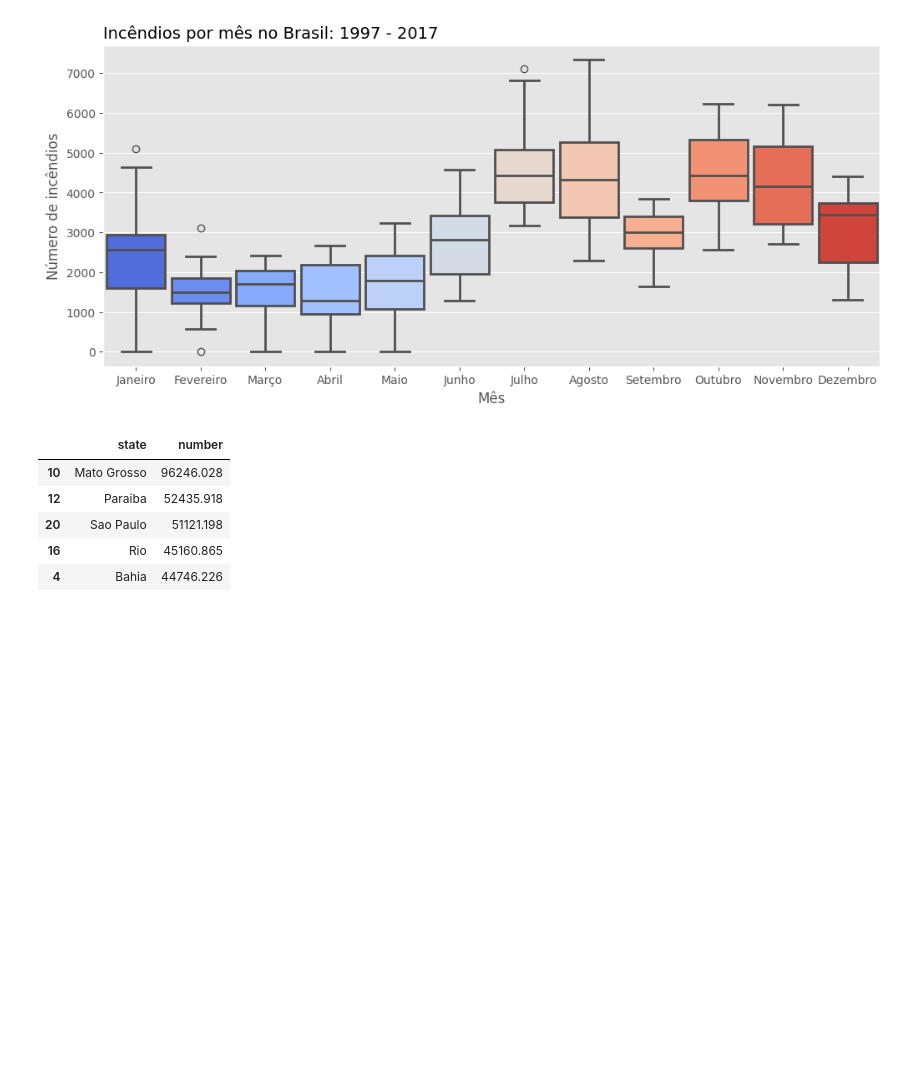
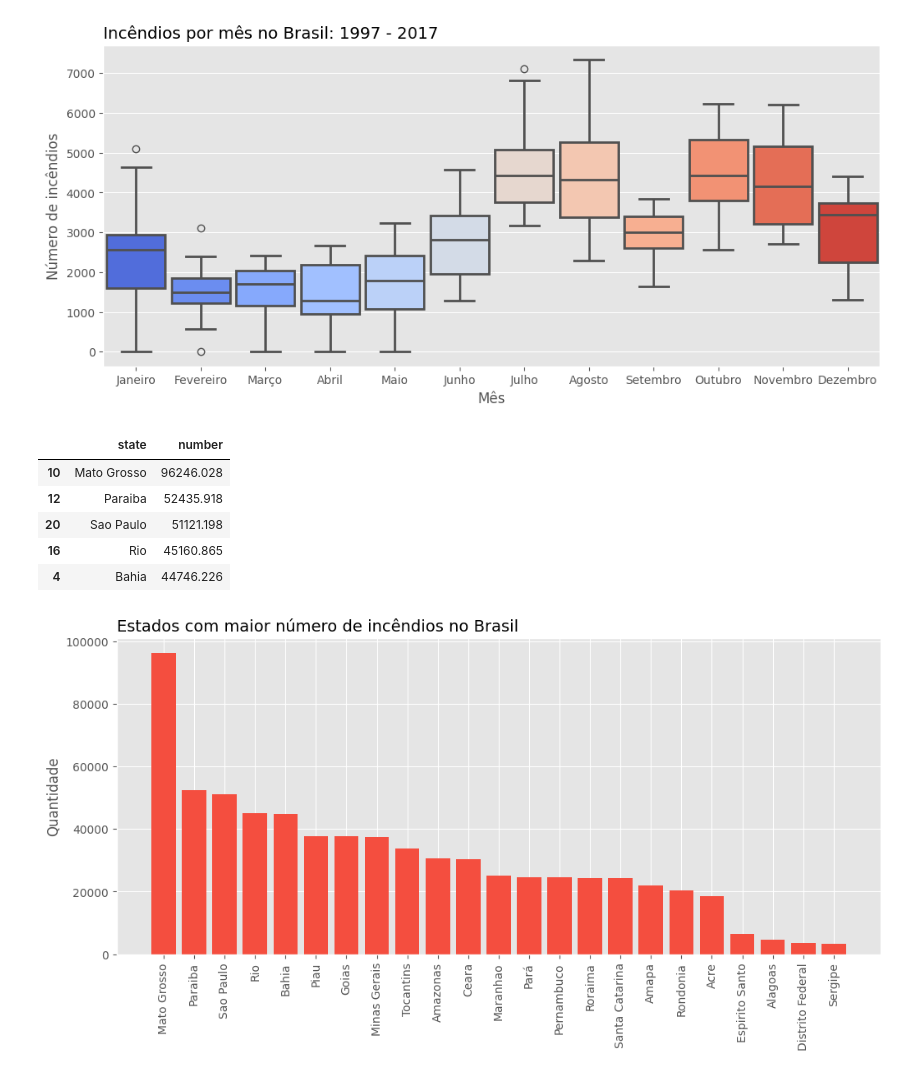
Before and after one commit to Arodmat/Analise-Incendios-Florestais, a Jupyter notebook: Incêndio_florestal.ipynb, the cells around one changed output. Drawn from its saved outputs; the diff is of its cells as text; code cells hidden in the pictures; blank space fills up the shorter version.

```diff
--- a/Incêndio_florestal.ipynb
+++ b/Incêndio_florestal.ipynb
@@ -129,7 +129,8 @@ plt.ylabel('Número de incêndios');
 [figure]
 # %%
 #Vendo os estados com mais incêndios
-Grafico4 = Basedados.groupby( by=['state']).sum().reset_index()[['state', 'number']].sort_values( 'number', ascending=False )
+Grafico4 = Basedados.groupby( by=['state']).sum().reset_index().sort_values( 'number', ascending=False )
+#na linha acima, primeiro agrupou os dados por estado, depois se somou. Então resetou o index e deixou somente os dados state e number aparecerem. Após ordenou-se do maior para o menor pelo 'number'
 Grafico4.head()
 # %% [output]
 |  | state | number |
@@ -138,3 +139,12 @@ Grafico4.head()
 | 20 | Sao Paulo | 51121.198 |
 | 16 | Rio | 45160.865 |
 | 4 | Bahia | 44746.226 |
+# %%
+#Fazendo gráfico disso agora
+plt.figure( figsize=(12, 5) )
+plt.title('Estados com maior número de incêndios no Brasil', loc='left', fontsize=14)
+plt.bar(Grafico4.state, Grafico4.number, color='#f44e3f')
+plt.ylabel('Quantidade')
+plt.xticks(rotation=90); #para os nomes ficarem na vertical, facilitando a leitura
+# %% [output]
+[figure, added]
```
Also changed, not shown: parts of 3 cells of this notebook.
